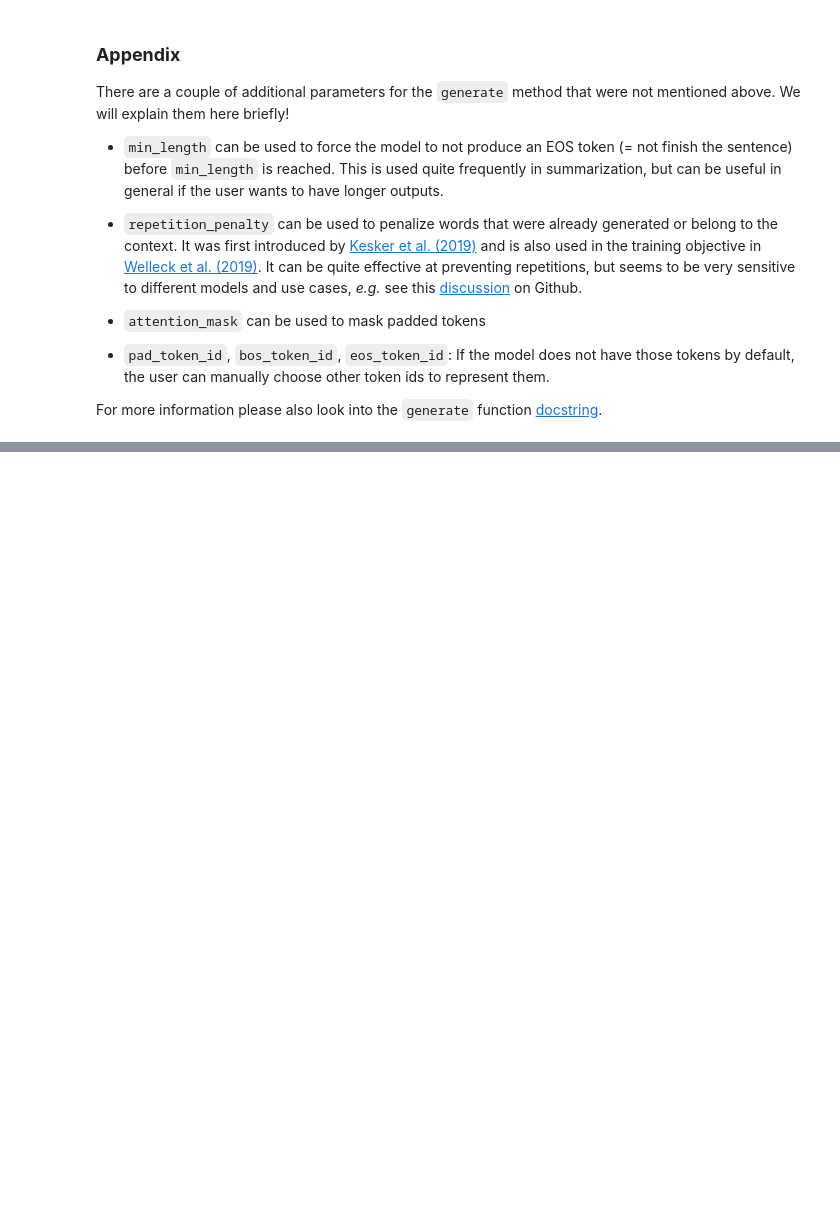
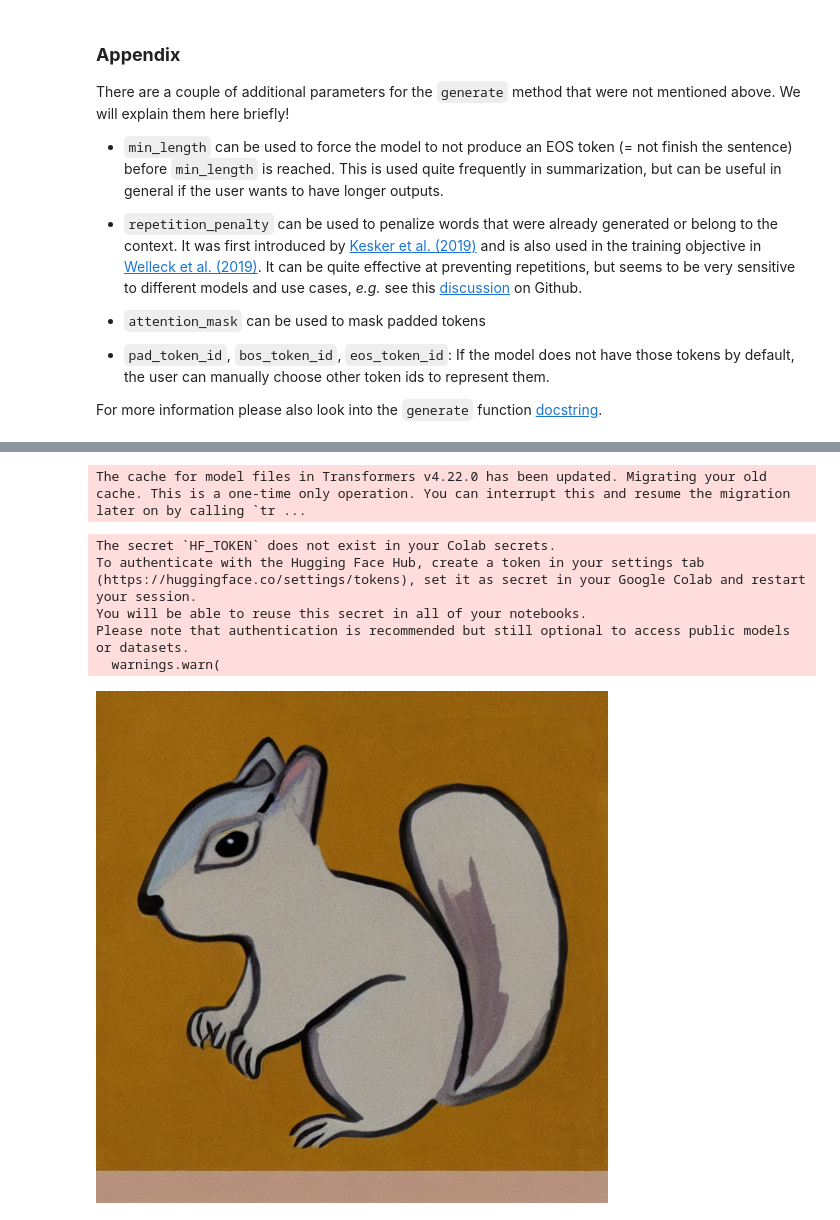
Before and after one commit to chienhsiang-hung/HuggingFaceSharing, a Jupyter notebook: 02_how_to_generate.ipynb, the cells around one changed output, grey strips where cells are left out. Saved outputs shown, nothing was run; the diff lists cells and outputs as text; code cells hidden in the pictures; blank space fills up the shorter version.

```diff
--- a/02_how_to_generate.ipynb
+++ b/02_how_to_generate.ipynb
@@ -396,0 +412,15 @@ For more information please also look into the `generate` function [docstring](h
+# %%
+from diffusers import DiffusionPipeline
+import torch
+
+pipeline = DiffusionPipeline.from_pretrained("runwayml/stable-diffusion-v1-5", torch_dtype=torch.float16)
+pipeline.to("cuda")
+pipeline("An image of a squirrel in Picasso style").images[0]
+# %% [output]
+The cache for model files in Transformers v4.22.0 has been updated. Migrating your old cache. This is a one-time only operation. You can interrupt this and resume the migration later on by calling `tr ...
+The secret `HF_TOKEN` does not exist in your Colab secrets.
+To authenticate with the Hugging Face Hub, create a token in your settings tab (https://huggingface.co/settings/tokens), set it as secret in your Google Colab and restart your session.
+You will be able to reuse this secret in all of your notebooks.
+Please note that authentication is recommended but still optional to access public models or datasets.
+  warnings.warn(
+[figure, added]
```
Also changed, not shown: parts of 8 cells of this notebook.
